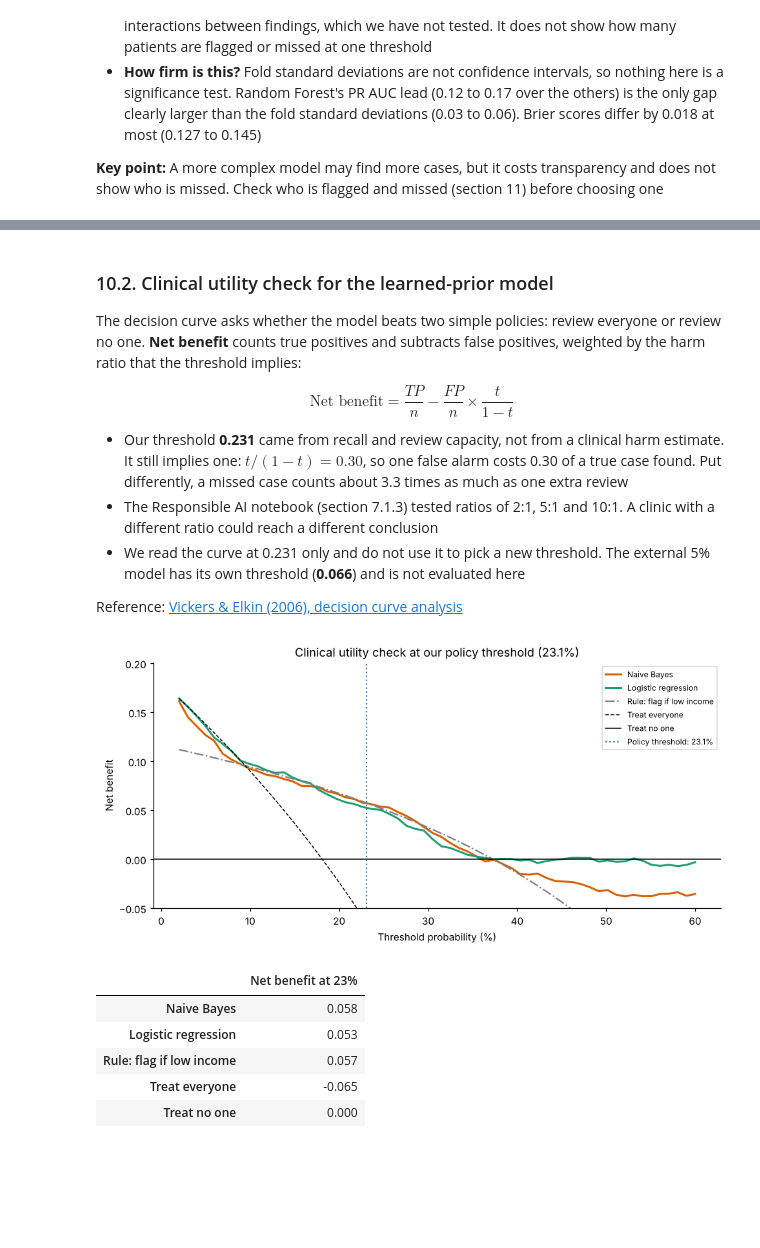
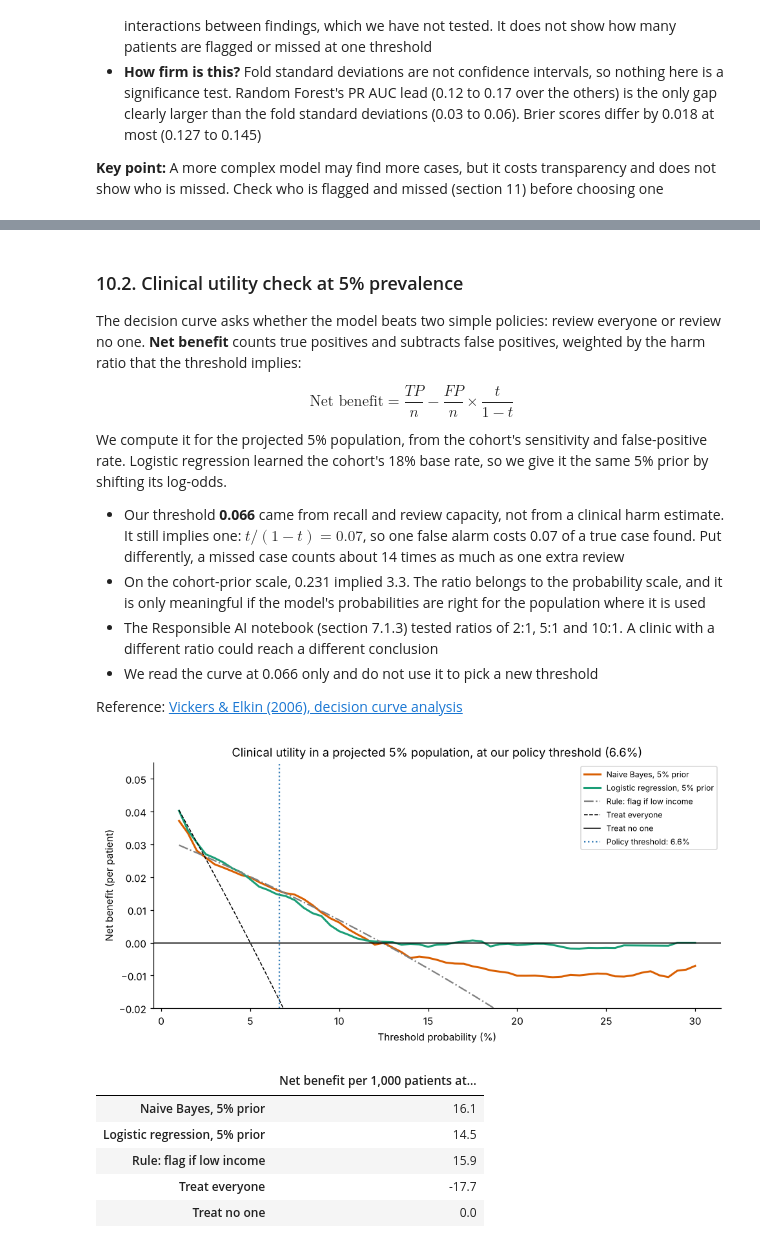
Before and after one commit to IE-ML-for-Healthcare/Bayesian-in-HC, a Jupyter notebook: 04_naive_bayes_opioid_demo_v2.ipynb, the cells around one changed output, grey strips where cells are left out. Cells and saved outputs as stored; diff of their text form; code cells hidden in the pictures; blank space fills up the shorter version.

```diff
--- a/04_naive_bayes_opioid_demo_v2.ipynb
+++ b/04_naive_bayes_opioid_demo_v2.ipynb
@@ -1248,47 +1279,64 @@ Out of 1,000 patients, about 181 have OD. Naive Bayes, cross-validated:
 # %% [markdown]
-### 10.2. Clinical utility check for the learned-prior model
+### 10.2. Clinical utility check at 5% prevalence
 
 The decision curve asks whether the model beats two simple policies: review everyone or review no one. **Net benefit** counts true positives and subtracts false positives, weighted by the harm ratio that the threshold implies:
 
 $$\text{Net benefit} = \frac{TP}{n} - \frac{FP}{n} \times \frac{t}{1-t}$$
 
-- Our threshold **0.231** came from recall and review capacity, not from a clinical harm estimate. It still implies one: $t/(1-t) = 0.30$, so one false alarm costs 0.30 of a true case found. Put differently, a missed case counts about 3.3 times as much as one extra review
+We compute it for the projected 5% population, from the cohort's sensitivity and false-positive rate. Logistic regression learned the cohort's 18% base rate, so we give it the same 5% prior by shifting its log-odds.
+
+- Our threshold **0.066** came from recall and review capacity, not from a clinical harm estimate. It still implies one: $t/(1-t) = 0.07$, so one false alarm costs 0.07 of a true case found. Put differently, a missed case counts about 14 times as much as one extra review
+- On the cohort-prior scale, 0.231 implied 3.3. The ratio belongs to the probability scale, and it is only meaningful if the model's probabilities are right for the population where it is used
 - The Responsible AI notebook (section 7.1.3) tested ratios of 2:1, 5:1 and 10:1. A clinic with a different ratio could reach a different conclusion
-- We read the curve at 0.231 only and do not use it to pick a new threshold. The external 5% model has its own threshold (**0.066**) and is not evaluated here
+- We read the curve at 0.066 only and do not use it to pick a new threshold
 
 Reference: [Vickers & Elkin (2006), decision curve analysis](https://pmc.ncbi.nlm.nih.gov/articles/PMC2577036/)
 # %%
-ts = np.linspace(0.02, 0.6, 60)
-def net_benefit(y_true, s, t):
-    y_true = np.asarray(y_true); f = np.asarray(s) >= t; n = len(y_true)
-    return ((f & (y_true == 1)).sum() - (f & (y_true == 0)).sum() * t / (1 - t)) / n
+ts = np.linspace(0.01, 0.30, 59)
 
-prev = y.mean()
+def net_benefit(y_true, s, t, prevalence=None):
+    # Per-patient net benefit; sensitivity and false-positive rate from the cohort, prevalence sets the setting
+    y_true, flag = np.asarray(y_true), np.asarray(s) >= t
+    sens = (flag & (y_true == 1)).sum() / (y_true == 1).sum()
+    fpr = (flag & (y_true == 0)).sum() / (y_true == 0).sum()
+    p = y_true.mean() if prevalence is None else prevalence
+    return p * sens - (1 - p) * fpr * t / (1 - t)
+
+# Same prior shift for logistic regression: add the log of the odds ratio (5% odds / cohort odds) to its log-odds
+shift = np.log((P_TARGET / (1 - P_TARGET)) / (y.mean() / (1 - y.mean())))
+cv_lr5 = expit(logit(cv_lr) + shift)
+
+P = P_TARGET
+nb_c = [net_benefit(y, cv_nb5, t, P) for t in ts]
+lr_c = [net_benefit(y, cv_lr5, t, P) for t in ts]
+li_c = [net_benefit(y, X["Low_inc"], t, P) for t in ts]
+
 fig, ax = plt.subplots(figsize=(9, 4.5))
-ax.plot(ts * 100, [net_benefit(y, cv_nb, t) for t in ts], c=C_OD, lw=2, label="Naive Bayes")
-ax.plot(ts * 100, [net_benefit(y, cv_lr, t) for t in ts], c="#1b9e77", lw=2, label="Logistic regression")
-ax.plot(ts * 100, [net_benefit(y, X["Low_inc"], t) for t in ts], c="grey", lw=1.5, ls="-.", label="Rule: flag if low income")
-ax.plot(ts * 100, prev - (1 - prev) * ts / (1 - ts), "k--", lw=1, label="Treat everyone")
+ax.plot(ts * 100, nb_c, c=C_OD, lw=2, label="Naive Bayes, 5% prior")
+ax.plot(ts * 100, lr_c, c="#1b9e77", lw=2, label="Logistic regression, 5% prior")
+ax.plot(ts * 100, li_c, c="grey", lw=1.5, ls="-.", label="Rule: flag if low income")
+ax.plot(ts * 100, P - (1 - P) * ts / (1 - ts), "k--", lw=1, label="Treat everyone")
 ax.axhline(0, c="k", lw=1, label="Treat no one")
-ax.axvline(threshold * 100, c="#377eb8", ls=":", lw=1.5, label=f"Policy threshold: {threshold:.1%}")
-ax.set(ylim=(-0.05, prev + .02), xlabel="Threshold probability (%)", ylabel="Net benefit",
-       title=f"Clinical utility check at our policy threshold ({threshold:.1%})"); ax.legend(fontsize=8)
+ax.axvline(threshold_ext * 100, c="#377eb8", ls=":", lw=1.5, label=f"Policy threshold: {threshold_ext:.1%}")
+ax.set(ylim=(-0.02, P + .005), xlabel="Threshold probability (%)", ylabel="Net benefit (per patient)",
+       title=f"Clinical utility in a projected 5% population, at our policy threshold ({threshold_ext:.1%})"); ax.legend(fontsize=8)
 plt.tight_layout(); plt.show()
 
+t0 = threshold_ext
 utility = pd.Series({
-    "Naive Bayes": net_benefit(y, cv_nb, threshold),
-    "Logistic regression": net_benefit(y, cv_lr, threshold),
-    "Rule: flag if low income": net_benefit(y, X["Low_inc"], threshold),
-    "Treat everyone": prev - (1 - prev) * threshold / (1 - threshold),
+    "Naive Bayes, 5% prior": net_benefit(y, cv_nb5, t0, P),
+    "Logistic regression, 5% prior": net_benefit(y, cv_lr5, t0, P),
+    "Rule: flag if low income": net_benefit(y, X["Low_inc"], t0, P),
+    "Treat everyone": P - (1 - P) * t0 / (1 - t0),
     "Treat no one": 0.0,
-}, name=f"Net benefit at {threshold:.0%}")
-display(utility.to_frame().style.format(precision=3))
+}, name=f"Net benefit per 1,000 patients at {t0:.1%}") * 1000
+display(utility.to_frame().style.format(precision=1))
 # %% [output]
-[figure, old version]
+[figure, new version]
-|  | Net benefit at 23% |
-| Naive Bayes | 0.058 |
-| Logistic regression | 0.053 |
-| Rule: flag if low income | 0.057 |
-| Treat everyone | -0.065 |
-| Treat no one | 0.000 |
+|  | Net benefit per 1,000 patients at... |
+| Naive Bayes, 5% prior | 16.1 |
+| Logistic regression, 5% prior | 14.5 |
+| Rule: flag if low income | 15.9 |
+| Treat everyone | -17.7 |
+| Treat no one | 0.0 |
 # %% [markdown]
```
Also changed, not shown: parts of 27 cells of this notebook.
